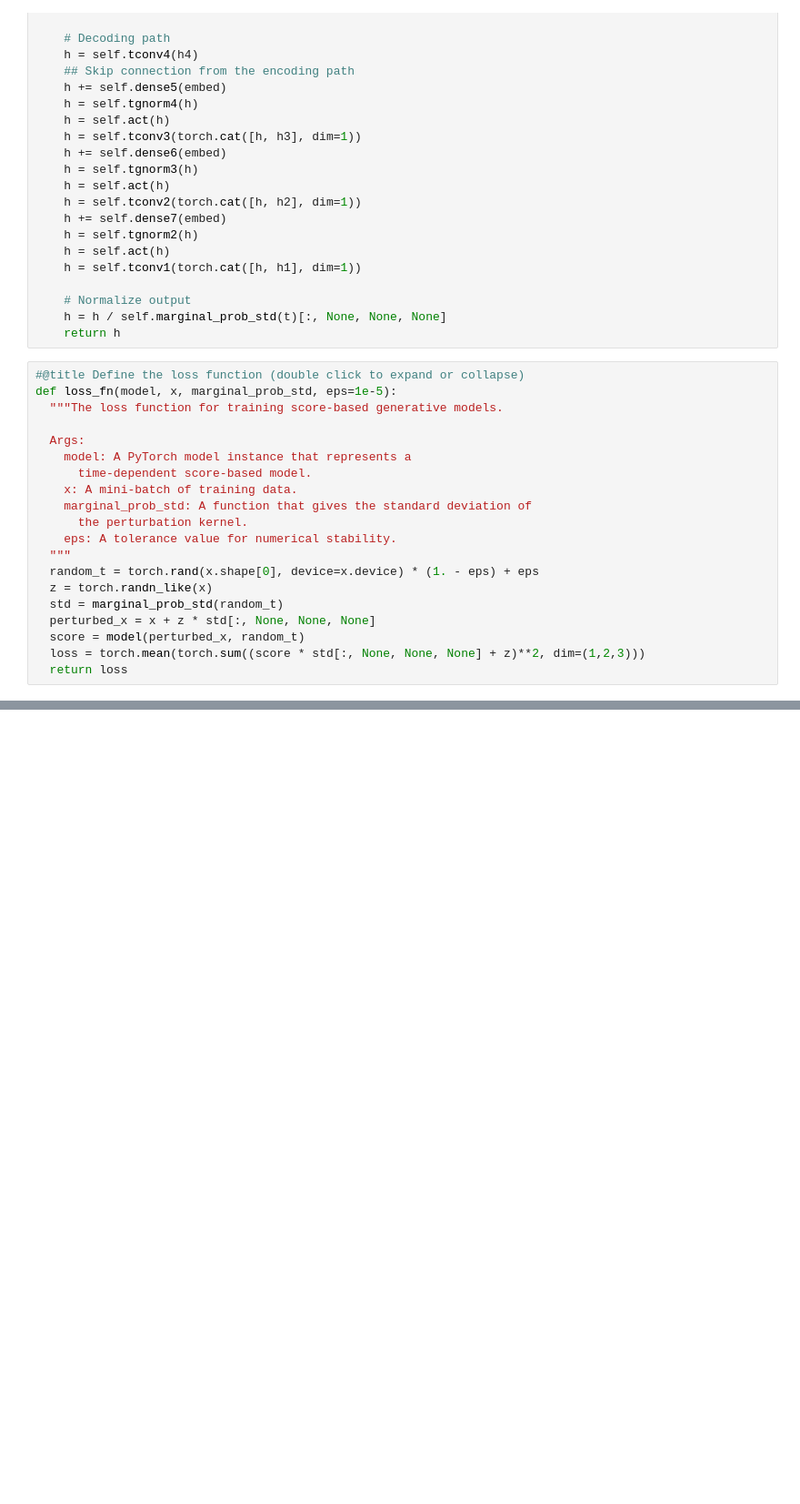
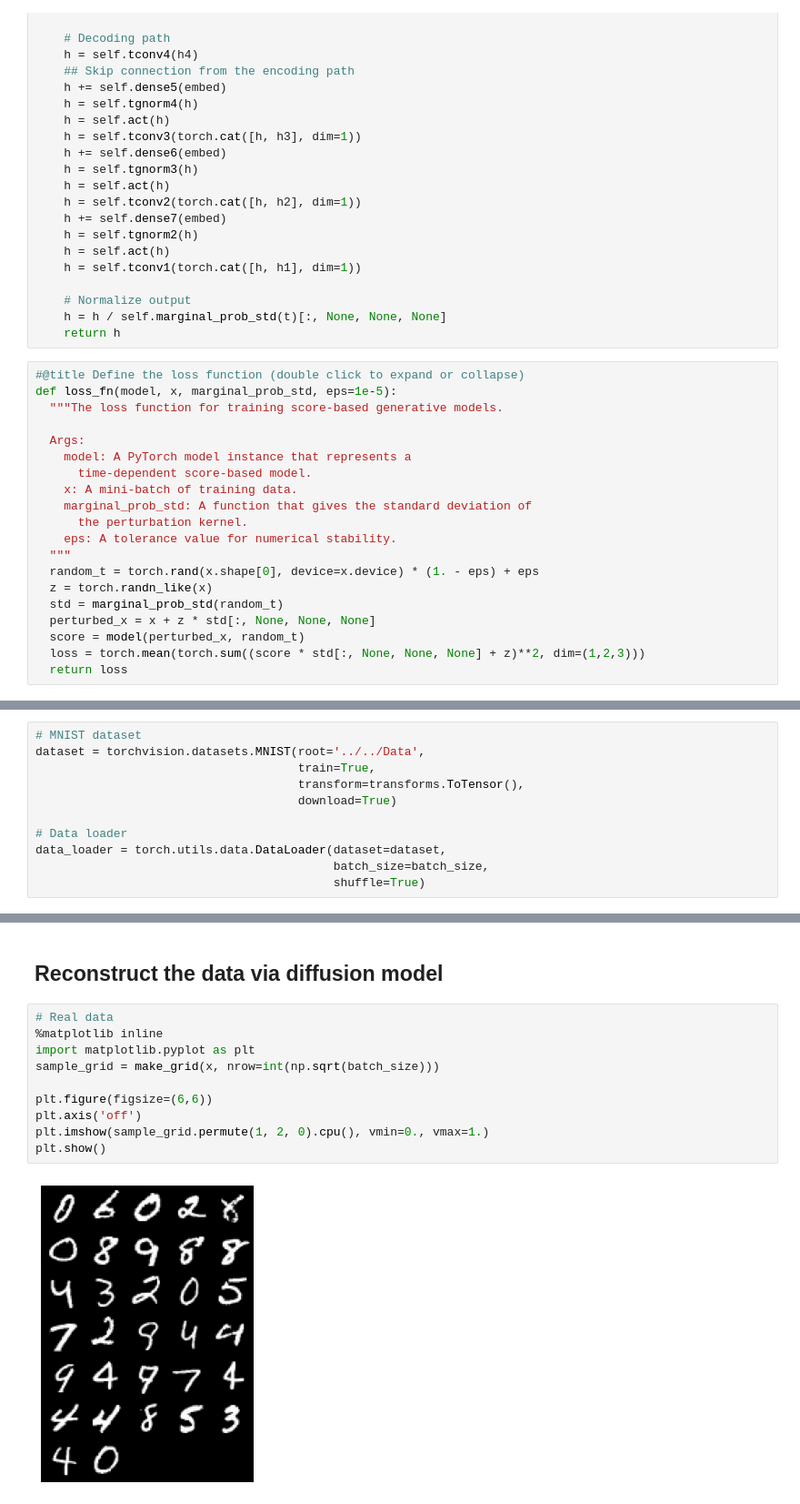
Before and after one commit to wangxuuu/LSGM-demo, a Jupyter notebook: ScoreNet_MNIST.ipynb, the cells around one changed output, grey strips where cells are left out. Shown at 91% size. Saved outputs shown, nothing was run; the diff lists cells and outputs as text; blank space fills up the shorter version.

Commit message:
update mnist

```diff
--- a/ScoreNet_MNIST.ipynb
+++ b/ScoreNet_MNIST.ipynb
@@ -180 +190,12 @@ def loss_fn(model, x, marginal_prob_std, eps=1e-5):
+# %%
+# MNIST dataset
+dataset = torchvision.datasets.MNIST(root='../../Data',
+                                     train=True,
+                                     transform=transforms.ToTensor(),
+                                     download=True)
+
+# Data loader
+data_loader = torch.utils.data.DataLoader(dataset=dataset,
+                                          batch_size=batch_size,
+                                          shuffle=True)
 # %%
@@ -269,0 +316,14 @@ def forward_process(x,
+# %% [markdown]
+## Reconstruct the data via diffusion model
+# %%
+# Real data
+%matplotlib inline
+import matplotlib.pyplot as plt
+sample_grid = make_grid(x, nrow=int(np.sqrt(batch_size)))
+
+plt.figure(figsize=(6,6))
+plt.axis('off')
+plt.imshow(sample_grid.permute(1, 2, 0).cpu(), vmin=0., vmax=1.)
+plt.show()
+# %% [output]
+[figure, added]
```
Also changed, not shown: parts of 14 cells of this notebook, 2 other files.
